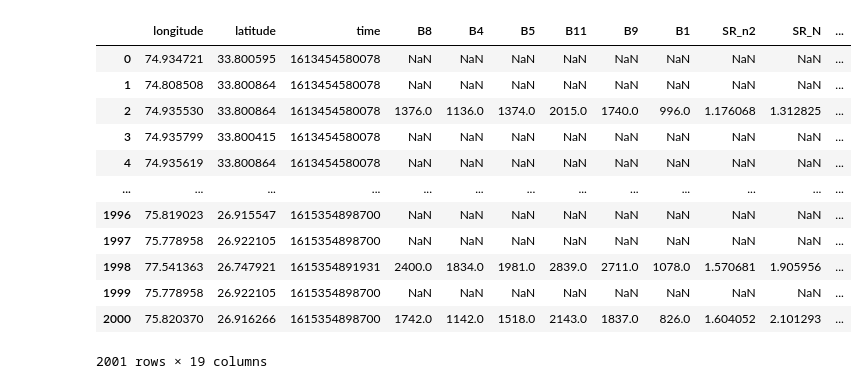
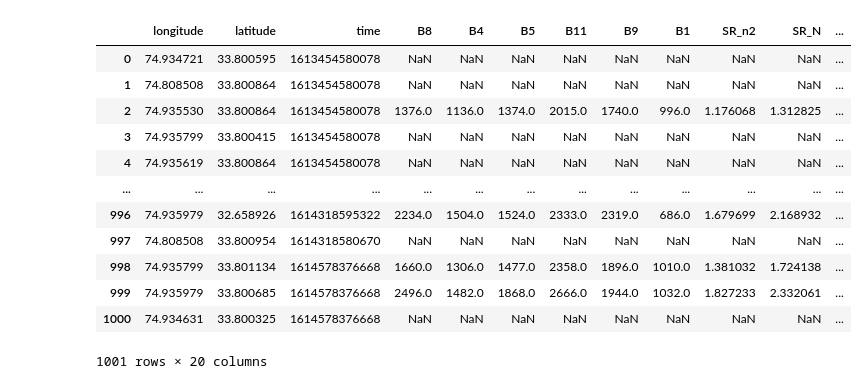
Before and after one commit to jagadeeshreddyr14/soilhealth-, a Jupyter notebook: src/test.ipynb, the cells around one changed output. Cells and saved outputs as stored; diff of their text form; code cells hidden in the pictures.

```diff
--- a/src/test.ipynb
+++ b/src/test.ipynb
@@ -128,7 +113,7 @@ def addNDVI(image):
 # %%
-df = pd.read_csv("../lat_lons.csv").reset_index()
+df = pd.read_csv("../dump/lat_lons.csv").reset_index()
 
-points_lmt = 2000
+points_lmt = 1000
 
 df.loc[:points_lmt, 'Date'] = pd.to_datetime(df.loc[:points_lmt,'Date'].apply(lambda x: x.split("T")[0]), format = '%Y-%m-%d')
 
@@ -209,6 +194,4 @@ asap
 # %%
 asap['sys_index'] = df_tmp['index']
-# %%
-asap.columns = ['longitude', 'latitude', 'time' ,'B8', 'B4', 'B5', 'B11', 'B9', 'B1', 'SR_n2','SR_N', 'TBVI1', 'NDWI', 'NDVI_G']
 # %%
 asap
@@ -228,0 +198,2 @@ asap
+# %%
+asap.columns = ['longitude', 'latitude', 'time' ,'B8', 'B4', 'B5', 'B11', 'B9', 'B1', 'SR_n2','SR_N', 'TBVI1', 'NDWI', 'NDVI_G', 'sys_index']
@@ -231,38 +234,38 @@ soil_nuts = [ 'P', 'K', 'OC', 'N', 'pH']
 
 input = asap[['B8', 'B4', 'B5', 'B11', 'B9', 'B1', 'SR_n2','SR_N', 'TBVI1', 'NDWI', 'NDVI_G']]
 
 mylist = []
 asd = input.dropna()
 for i in soil_nuts:
 
-    for nut, nut_slr in zip(glob.glob(f'../data/{i}.pkl'), glob.glob(f'../data/{i}*_slr.pkl')):
+    for nut, nut_slr in zip(glob.glob(f'../data/models/{i}.pkl'), glob.glob(f'../data/models/{i}*_slr.pkl')):
         with open(nut, 'rb') as file, open(nut_slr, 'rb') as file_slr:
 
             mymodel, model_scaler = pickle.load(file), pickle.load(file_slr)
             X_test = model_scaler.transform(asd)
 
             predictions = mymodel.predict(X_test).reshape(-1,)
             if i == 'OC':
                 predictions = predictions.clip(0, 1)
             mylist.append(predictions)
 mydf = pd.DataFrame(mylist).T
 mydf.columns = [ 'P', 'K', 'OC', 'N', 'pH']
 mydf.index = asd.index
 
 # pd.concat([asd, mydf], axis = 1, ignore_index=True,)
 pd.concat([asap, mydf], axis = 1, ignore_index=False)
 # %% [output]
 |  | longitude | latitude | time | B8 | B4 | B5 | B11 | B9 | B1 | SR_n2 | SR_N | ... |
 | 0 | 74.934721 | 33.800595 | 1613454580078 | NaN | NaN | NaN | NaN | NaN | NaN | NaN | NaN | ... |
 | 1 | 74.808508 | 33.800864 | 1613454580078 | NaN | NaN | NaN | NaN | NaN | NaN | NaN | NaN | ... |
 | 2 | 74.935530 | 33.800864 | 1613454580078 | 1376.0 | 1136.0 | 1374.0 | 2015.0 | 1740.0 | 996.0 | 1.176068 | 1.312825 | ... |
 | 3 | 74.935799 | 33.800415 | 1613454580078 | NaN | NaN | NaN | NaN | NaN | NaN | NaN | NaN | ... |
 | 4 | 74.935619 | 33.800864 | 1613454580078 | NaN | NaN | NaN | NaN | NaN | NaN | NaN | NaN | ... |
 | ... | ... | ... | ... | ... | ... | ... | ... | ... | ... | ... | ... | ... |
-| 1996 | 75.819023 | 26.915547 | 1615354898700 | NaN | NaN | NaN | NaN | NaN | NaN | NaN | NaN | ... |
-| 1997 | 75.778958 | 26.922105 | 1615354898700 | NaN | NaN | NaN | NaN | NaN | NaN | NaN | NaN | ... |
-| 1998 | 77.541363 | 26.747921 | 1615354891931 | 2400.0 | 1834.0 | 1981.0 | 2839.0 | 2711.0 | 1078.0 | 1.570681 | 1.905956 | ... |
-| 1999 | 75.778958 | 26.922105 | 1615354898700 | NaN | NaN | NaN | NaN | NaN | NaN | NaN | NaN | ... |
-| 2000 | 75.820370 | 26.916266 | 1615354898700 | 1742.0 | 1142.0 | 1518.0 | 2143.0 | 1837.0 | 826.0 | 1.604052 | 2.101293 | ... |
+| 996 | 74.935979 | 32.658926 | 1614318595322 | 2234.0 | 1504.0 | 1524.0 | 2333.0 | 2319.0 | 686.0 | 1.679699 | 2.168932 | ... |
+| 997 | 74.808508 | 33.800954 | 1614318580670 | NaN | NaN | NaN | NaN | NaN | NaN | NaN | NaN | ... |
+| 998 | 74.935799 | 33.801134 | 1614578376668 | 1660.0 | 1306.0 | 1477.0 | 2358.0 | 1896.0 | 1010.0 | 1.381032 | 1.724138 | ... |
+| 999 | 74.935979 | 33.800685 | 1614578376668 | 2496.0 | 1482.0 | 1868.0 | 2666.0 | 1944.0 | 1032.0 | 1.827233 | 2.332061 | ... |
+| 1000 | 74.934631 | 33.800325 | 1614578376668 | NaN | NaN | NaN | NaN | NaN | NaN | NaN | NaN | ... |
-2001 rows × 19 columns
+1001 rows × 20 columns
 # %%
```
Also changed, not shown: parts of 6 cells of this notebook, 3 other files.
